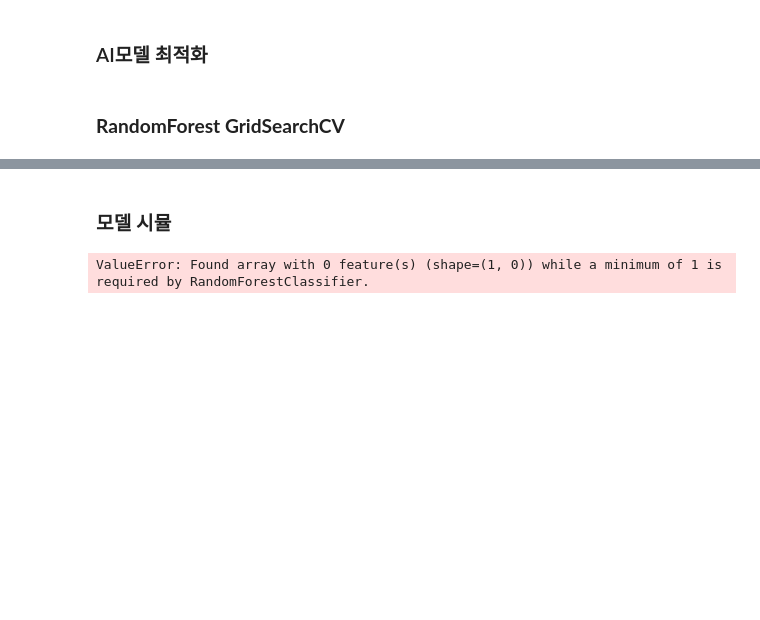
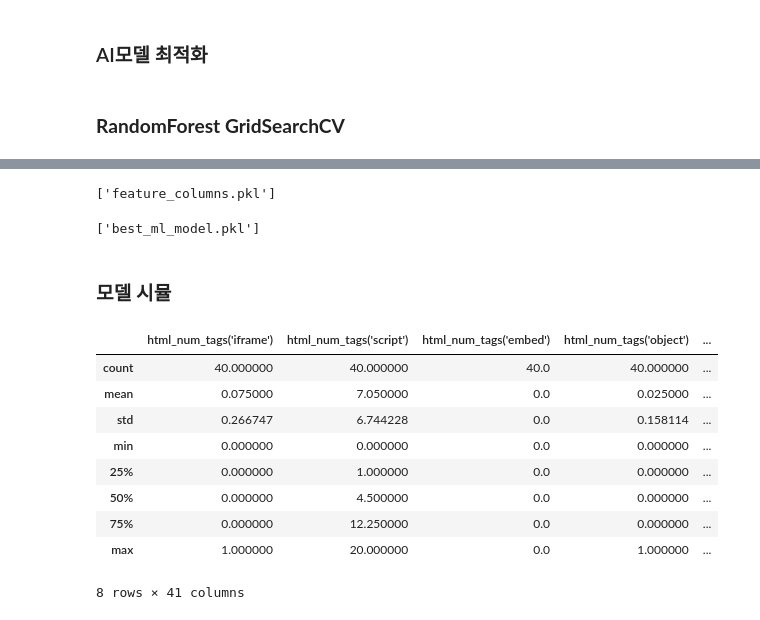
Before and after one commit to SK-Shieldus-Rookies-1st-Mini-Project/BE, a Jupyter notebook: 데이터수집_전처리_AI모델링.ipynb, the cells around one changed output, grey strips where cells are left out. Drawn from its saved outputs; the diff is of its cells as text; code cells hidden in the pictures; blank space fills up the shorter version.

Commit message:
모델저장 및 불러오기, 샘플값 돌리기 추가

```diff
--- a/데이터수집_전처리_AI모델링.ipynb
+++ b/데이터수집_전처리_AI모델링.ipynb
@@ -691,17 +618,75 @@ plt.show()
+# %%
+import joblib
+#train_df.drop('Result_v1',axis=1,inplace=True)
+# 학습 데이터에서 컬럼명 추출 (X가 DataFrame이어야 함)
+feature_columns = train_df.columns.tolist()
+print(len(feature_columns))
+print(feature_columns)
+joblib.dump(feature_columns, 'feature_columns.pkl')
+# %% [output]
+['feature_columns.pkl']
+# %%
+#모델 저장
+joblib.dump(rfc_model,'best_ml_model.pkl')
+# %% [output]
+['best_ml_model.pkl']
 # %% [markdown]
 ### 모델 시뮬
 # %%
 simul = np.array([[]])  # -1 ~ 1 사이로 변환된 타깃값을 제외한 입력값들이 들어가야함
 # %%
+import pandas as pd
 import joblib
-#모델 저장
-joblib.dump(rfc_model,'best_ml_model.pkl')
-#저장된 ML 모델 불러오기
+
+# 모델 및 피처 목록 불러오기
 ml_model = joblib.load('best_ml_model.pkl')
+model_features = joblib.load('feature_columns.pkl')  # 정확히 41개
+model_features = [col for col in model_features if col != 'Result_v1']
 
-#예측수행
+# CSV 불러오기
+df = pd.read_csv('Feature Website HTML Processed.csv')
+
+# 라벨 컬럼 제거
+for label_col in ['Unnamed: 0','Result_v1', 'repu',"html_num_tags('applet')"]:
+    if label_col in df.columns:
+        df = df.drop(columns=[label_col])
+
+
+# 누락된 컬럼 0으로 추가
+for col in model_features:
+    if col not in df.columns:
+        df[col] = 0
+
+# 1. model_features에 없는 컬럼 찾기
+extra_cols = [col for col in df.columns if col not in model_features]
+# 2. 없애야 할 컬럼 출력
+if extra_cols:
+    print("다음 컬럼은 제거됩니다:", extra_cols)
+
+
+# 불필요한 컬럼 제거 (model_features에 없는 컬럼)
+df = df.drop(columns=extra_cols, axis=1)  # ✅ 정확한 순서로 41개 컬럼만 유지
+
+# 샘플 선택
+simul = df.sample(n=1, random_state=None)
+
+# 디버깅용 출력
+print(f"모델 기대 피처 수: {ml_model.n_features_in_}")
+print(f"입력 샘플 피처 수: {simul.shape[1]}")
+
+# 예측 수행
 res = ml_model.predict(simul)
 
-print(res)
+# 결과 출력
+print("예측 결과:", res[0])  # 1: 정상, -1: 피싱
 # %% [output]
+|  | html_num_tags('iframe') | html_num_tags('script') | html_num_tags('embed') | html_num_tags('object') | ... |
+| count | 40.000000 | 40.000000 | 40.0 | 40.000000 | ... |
+| mean | 0.075000 | 7.050000 | 0.0 | 0.025000 | ... |
+| std | 0.266747 | 6.744228 | 0.0 | 0.158114 | ... |
+| min | 0.000000 | 0.000000 | 0.0 | 0.000000 | ... |
+| 25% | 0.000000 | 1.000000 | 0.0 | 0.000000 | ... |
+| 50% | 0.000000 | 4.500000 | 0.0 | 0.000000 | ... |
+| 75% | 0.000000 | 12.250000 | 0.0 | 0.000000 | ... |
+| max | 1.000000 | 20.000000 | 0.0 | 1.000000 | ... |
-ValueError: Found array with 0 feature(s) (shape=(1, 0)) while a minimum of 1 is required by RandomForestClassifier.
+8 rows × 41 columns
```
Also changed, not shown: parts of 17 cells of this notebook.
